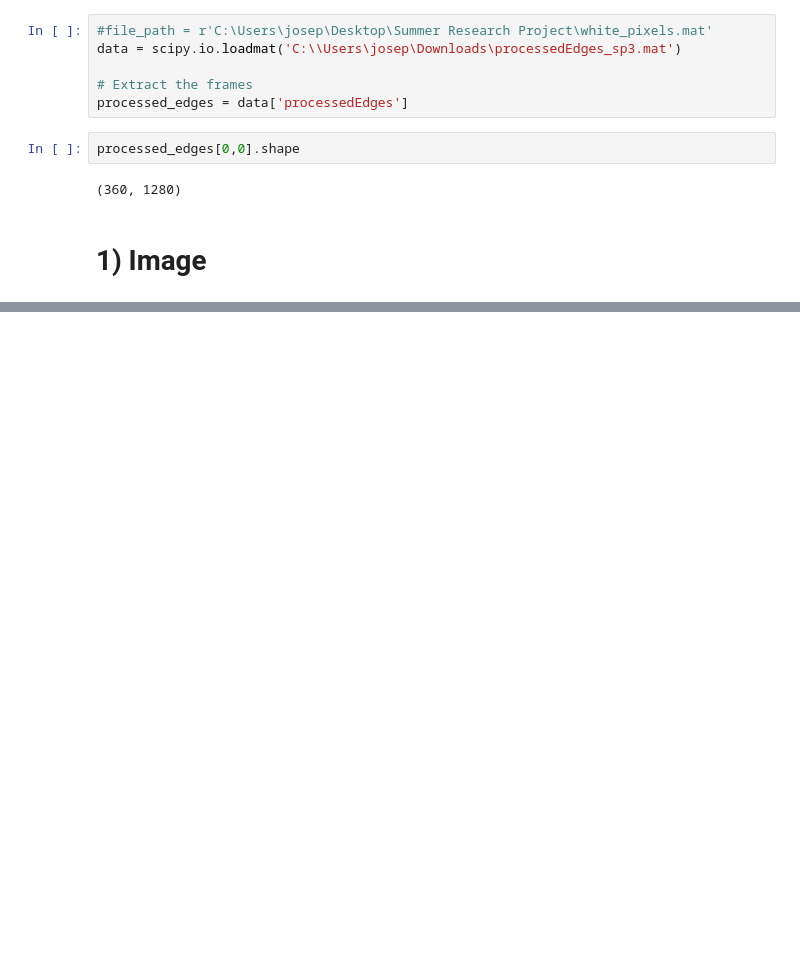
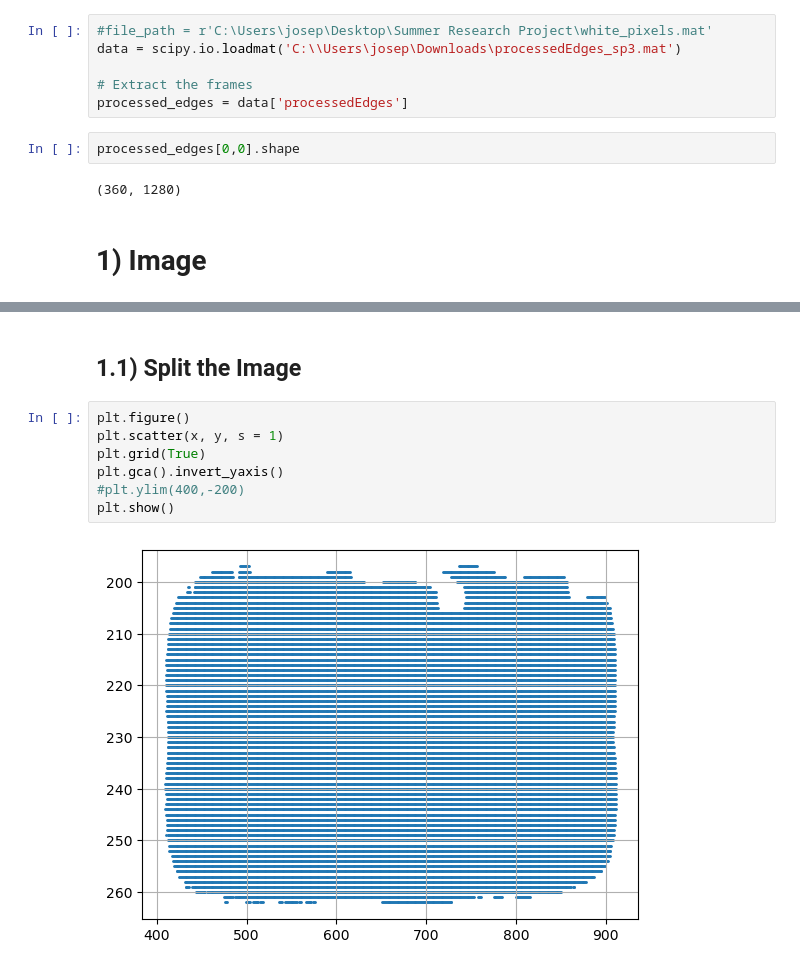
Before and after one commit to joeyanderson1/Summer_Droplet_Impact, a Jupyter notebook: COA Video.ipynb, the cells around one changed output, grey strips where cells are left out. Cells and saved outputs as stored; diff of their text form; blank space fills up the shorter version.

```diff
--- a/COA Video.ipynb
+++ b/COA Video.ipynb
@@ -46,0 +51,11 @@ plt.show()
+# %% [markdown]
+## 1.1) Split the Image
+# %%
+plt.figure()
+plt.scatter(x, y, s = 1)
+plt.grid(True)
+plt.gca().invert_yaxis()
+#plt.ylim(400,-200)
+plt.show()
+# %% [output]
+[figure, added]
```
Also changed, not shown: parts of 43 cells of this notebook.
